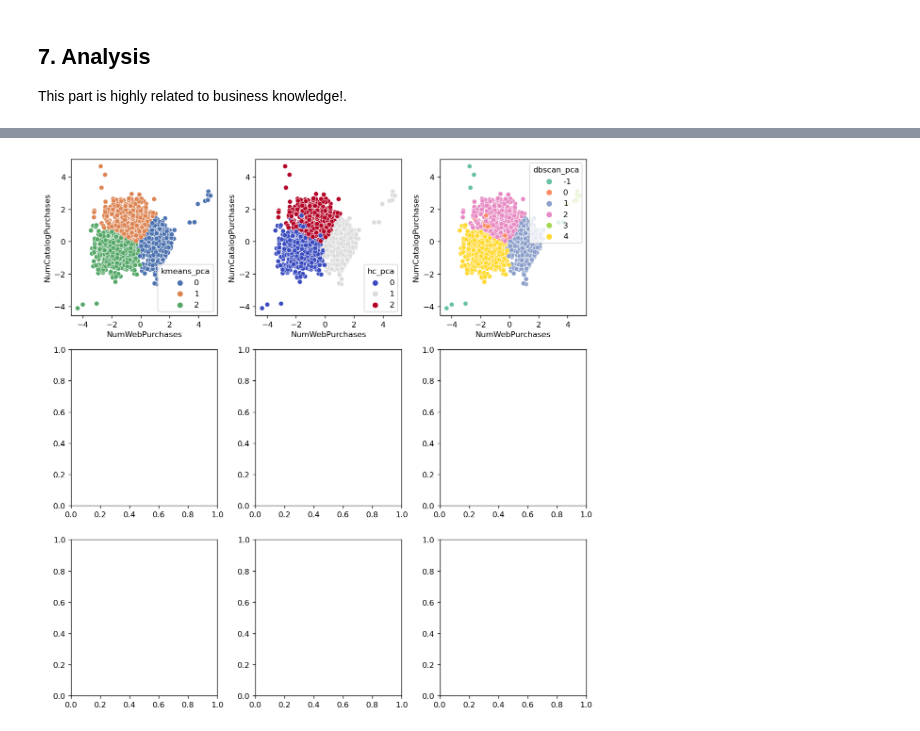
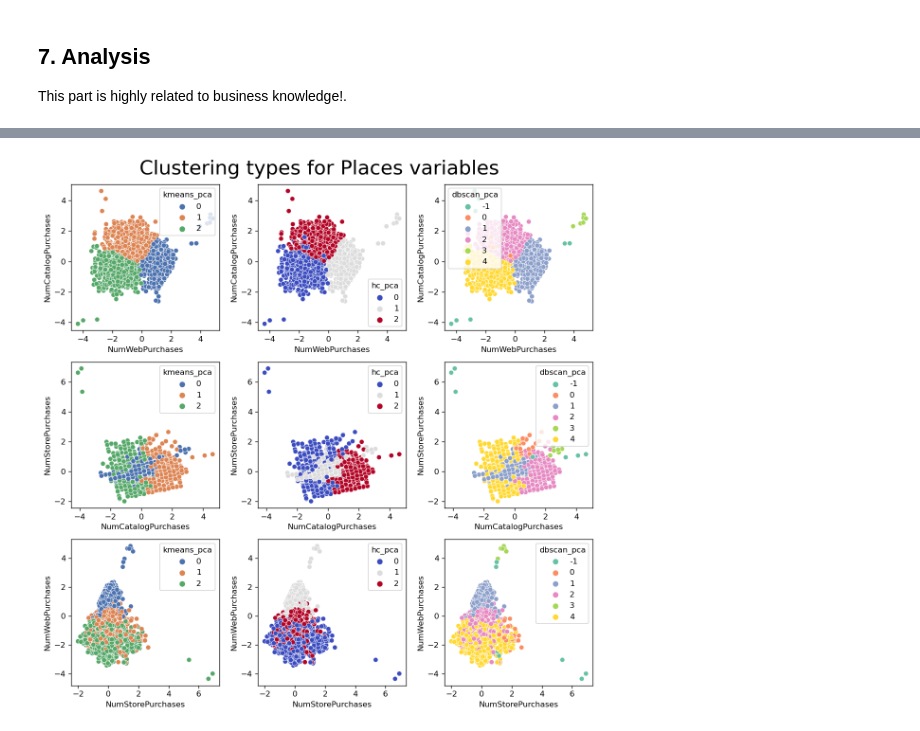
Before and after one commit to marlon-cooh/clustering, a Jupyter notebook: customer_analysis/1-customer_clustering_tunning.ipynb, the cells around one changed output, grey strips where cells are left out. Drawn from its saved outputs; the diff is of its cells as text; code cells hidden in the pictures.

Commit message:
(build) 1-customer_clustering_tunning.ipynb > minor changes in analysis

```diff
--- a/customer_analysis/1-customer_clustering_tunning.ipynb
+++ b/customer_analysis/1-customer_clustering_tunning.ipynb
@@ -815,30 +789,82 @@ for combo in product(iter_cols, repeat=2):
 # %%
 fig, axis = plt.subplots(nrows=3, ncols=3, figsize=(10, 10), dpi=120)
+# NumWebPurchases
 sns.scatterplot(
     data=places_data_standard,
     x="NumWebPurchases",
     y="NumCatalogPurchases",
     hue="kmeans_pca",
     palette="deep",
     ax=axis.flat[0]
 )
 sns.scatterplot(
     data=places_data_standard,
     x="NumWebPurchases",
     y="NumCatalogPurchases",
     hue="hc_pca",
     palette="coolwarm",
     ax=axis.flat[1]
 )
 sns.scatterplot(
     data=places_data_standard,
     x="NumWebPurchases",
     y="NumCatalogPurchases",
     hue="dbscan_pca",
     palette="Set2",
     ax=axis.flat[2]
 )
+# NumCatalogPurchases
+sns.scatterplot(
+    data=places_data_standard,
+    x="NumCatalogPurchases",
+    y="NumStorePurchases",
+    hue="kmeans_pca",
+    palette="deep",
+    ax=axis.flat[3]
+)
+sns.scatterplot(
+    data=places_data_standard,
+    x="NumCatalogPurchases",
+    y="NumStorePurchases",
+    hue="hc_pca",
+    palette="coolwarm",
+    ax=axis.flat[4]
+)
+sns.scatterplot(
+    data=places_data_standard,
+    x="NumCatalogPurchases",
+    y="NumStorePurchases",
+    hue="dbscan_pca",
+    palette="Set2",
+    ax=axis.flat[5]
+)
+# NumStorePurchases
+sns.scatterplot(
+    data=places_data_standard,
+    x="NumStorePurchases",
+    y="NumWebPurchases",
+    hue="kmeans_pca",
+    palette="deep",
+    ax=axis.flat[6]
+)
+sns.scatterplot(
+    data=places_data_standard,
+    x="NumStorePurchases",
+    y="NumWebPurchases",
+    hue="hc_pca",
+    palette="coolwarm",
+    ax=axis.flat[7]
+)
+sns.scatterplot(
+    data=places_data_standard,
+    x="NumStorePurchases",
+    y="NumWebPurchases",
+    hue="dbscan_pca",
+    palette="Set2",
+    ax=axis.flat[8]
+)
+plt.suptitle("Clustering types for Places variables", fontsize=25)
 plt.tight_layout()
 plt.show()
 # %% [output]
-[figure, old version]
+[figure, new version]
```
Also changed, not shown: parts of 12 cells of this notebook.
